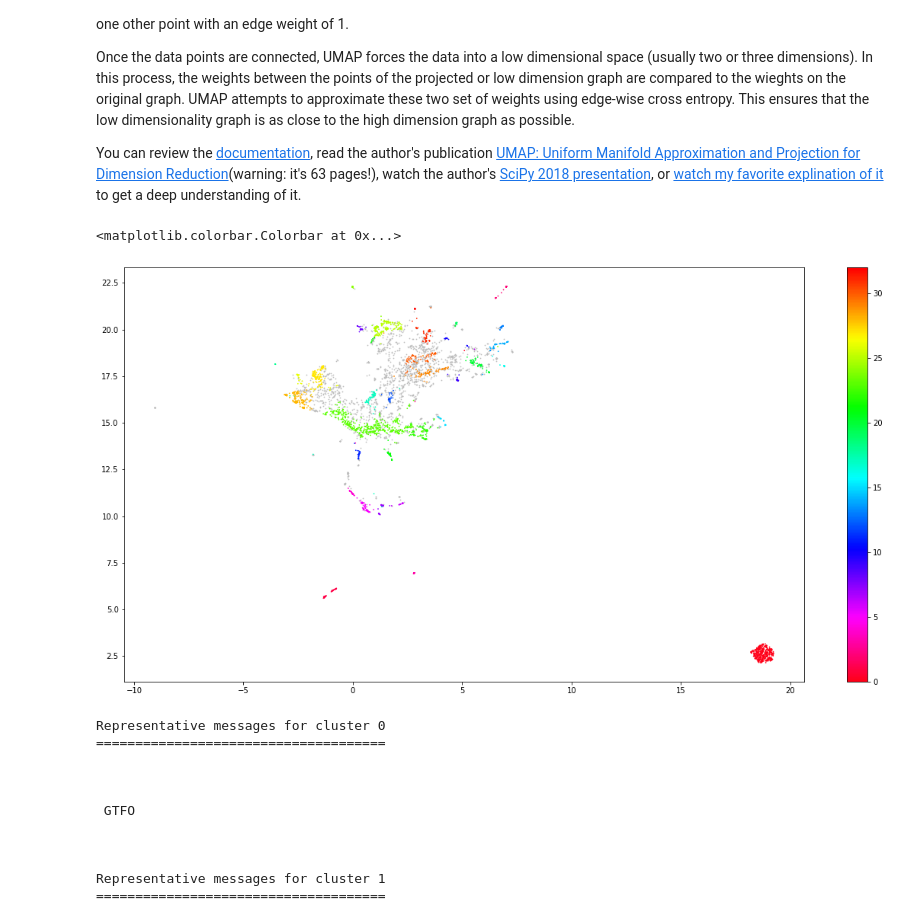
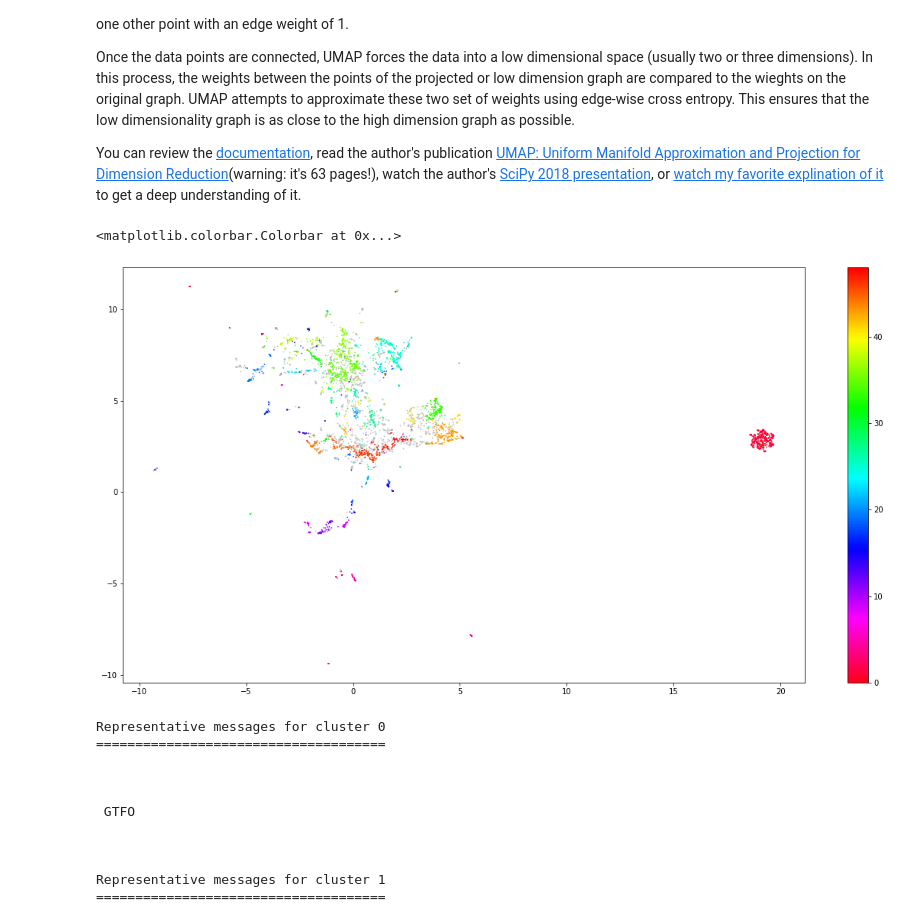
Before and after one commit to smwitkowski/iMessage-Analysis, a Jupyter notebook: notebooks/02-switkowski-topic-modeling.ipynb, the cells around one changed output. Saved outputs shown, nothing was run; the diff lists cells and outputs as text; code cells hidden in the pictures.

```diff
--- a/notebooks/02-switkowski-topic-modeling.ipynb
+++ b/notebooks/02-switkowski-topic-modeling.ipynb
@@ -56,7 +56,7 @@ Once the data points are connected, UMAP forces the data into a low dimensional
 You can review the [documentation](https://umap-learn.readthedocs.io/en/latest/index.html), read the author's publication [UMAP: Uniform Manifold Approximation and Projection for Dimension Reduction](https://arxiv.org/pdf/1802.03426.pdf)(warning: it's 63 pages!), watch the author's [SciPy 2018 presentation](https://www.youtube.com/watch?v=nq6iPZVUxZU), or [watch my favorite explination of it](https://www.youtube.com/watch?v=6BPl81wGGP8) to get a deep understanding of it.
 # %%
 import umap
-umap_embeddings = umap.UMAP(n_neighbors=50,
+umap_embeddings = umap.UMAP(n_neighbors=10,
                             n_components=5,
                             metric='cosine').fit_transform(embeddings)
 # %%
@@ -67,21 +67,21 @@ cluster = hdbscan.HDBSCAN(min_cluster_size=15,
 # %%
 import matplotlib.pyplot as plt
 
 # Prepare data
-umap_data = umap.UMAP(n_neighbors=15, n_components=2, min_dist=0.0, metric='cosine').fit_transform(embeddings)
+umap_data = umap.UMAP(n_neighbors=10, n_components=2, min_dist=0.0, metric='cosine').fit_transform(embeddings)
 result = pd.DataFrame(umap_data, columns=['x', 'y'])
 result['labels'] = cluster.labels_
 
 # Visualize clusters
 fig, ax = plt.subplots(figsize=(20, 10))
 outliers = result.loc[result.labels == -1, :]
 clustered = result.loc[result.labels != -1, :]
 plt.scatter(outliers.x, outliers.y, color='#BDBDBD', s=0.5)
 plt.scatter(clustered.x, clustered.y, c=clustered.labels, s=0.5, cmap='hsv_r')
 plt.colorbar()
 # %% [output]
 <matplotlib.colorbar.Colorbar at 0x...>
-[figure, old version]
+[figure, new version]
 # %%
 for c in set(cluster.labels_):
     if c == -1:
```
Also changed, not shown: parts of 24 cells of this notebook.
